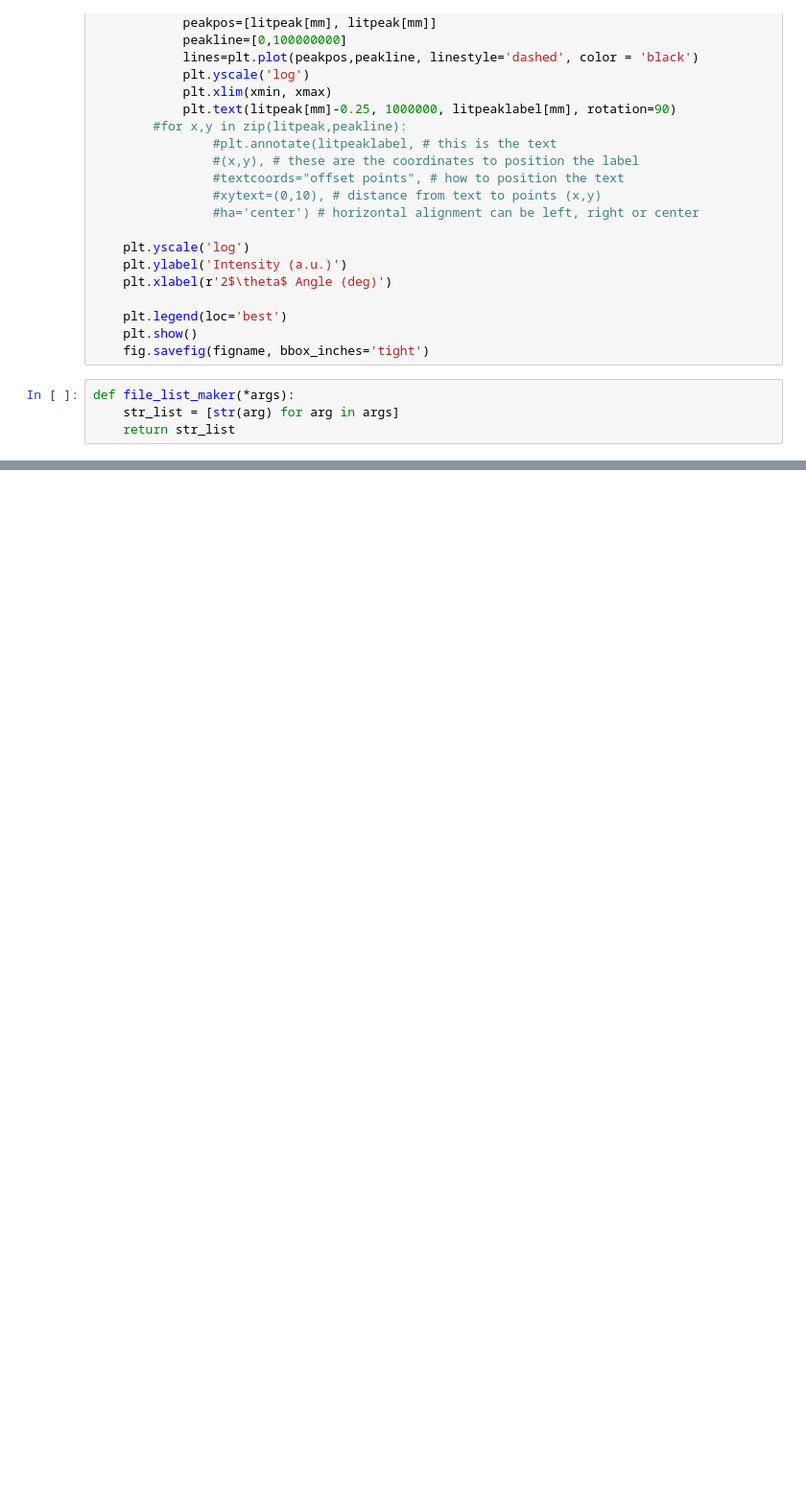
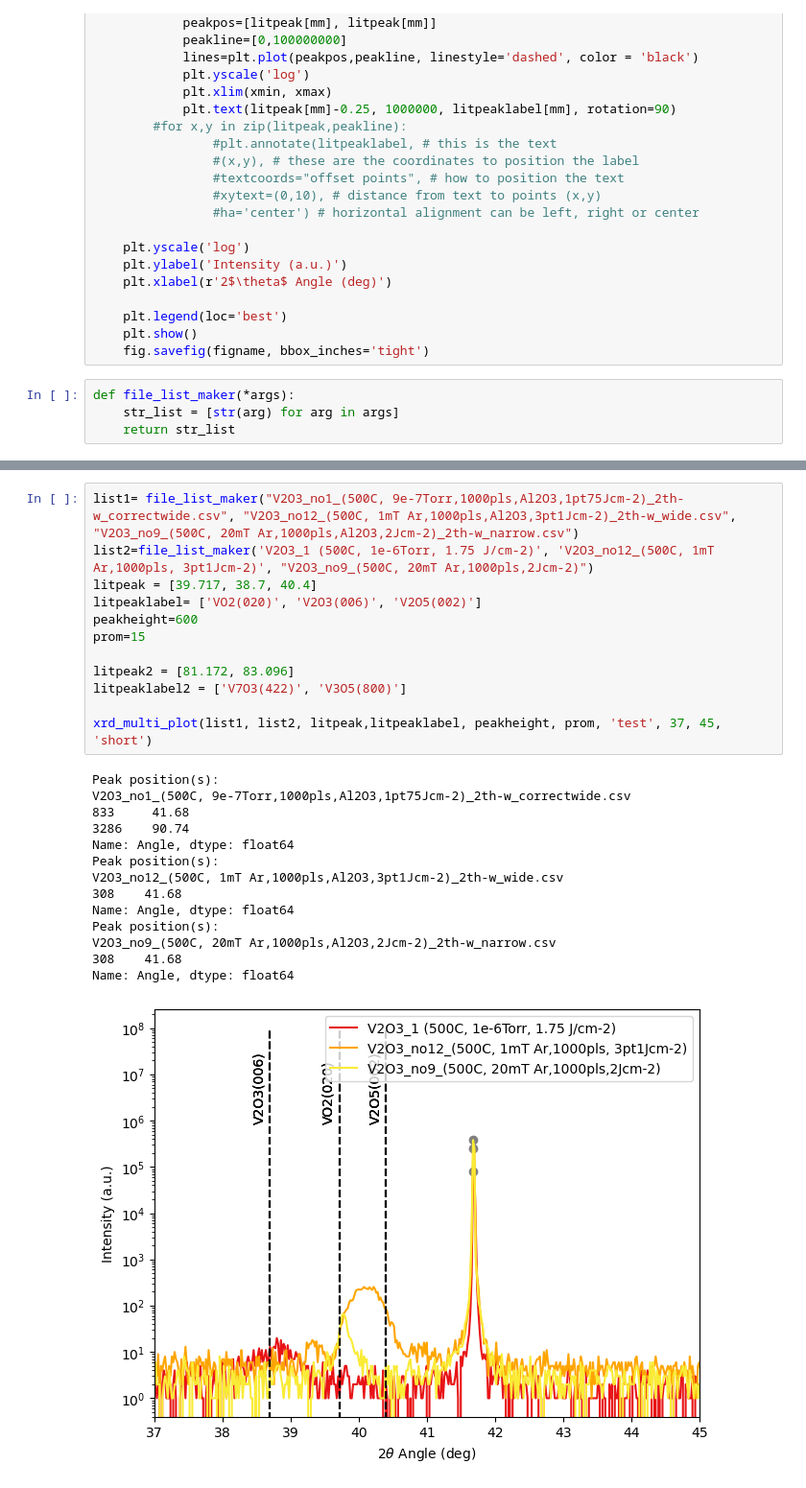
Before and after one commit to erblake/PlottingFunctions, a Jupyter notebook: XRDplotting.ipynb, the cells around one changed output, grey strips where cells are left out. Shown at 96% size. Saved outputs shown, nothing was run; the diff lists cells and outputs as text; blank space fills up the shorter version.

```diff
--- a/XRDplotting.ipynb
+++ b/XRDplotting.ipynb
@@ -325,0 +241,27 @@ Name: Angle, dtype: float64
+# %%
+list1= file_list_maker("V2O3_no1_(500C, 9e-7Torr,1000pls,Al2O3,1pt75Jcm-2)_2th-w_correctwide.csv", "V2O3_no12_(500C, 1mT Ar,1000pls,Al2O3,3pt1Jcm-2)_2th-w_wide.csv", "V2O3_no9_(500C, 20mT Ar,1000pls,Al2O3,2Jcm-2)_2th-w_narrow.csv")
+list2=file_list_maker('V2O3_1 (500C, 1e-6Torr, 1.75 J/cm-2)', 'V2O3_no12_(500C, 1mT Ar,1000pls, 3pt1Jcm-2)', "V2O3_no9_(500C, 20mT Ar,1000pls,2Jcm-2)")
+litpeak = [39.717, 38.7, 40.4]
+litpeaklabel= ['VO2(020)', 'V2O3(006)', 'V2O5(002)']
+peakheight=600
+prom=15
+
+litpeak2 = [81.172, 83.096]
+litpeaklabel2 = ['V7O3(422)', 'V3O5(800)']
+
+xrd_multi_plot(list1, list2, litpeak,litpeaklabel, peakheight, prom, 'test', 37, 45, 'short')
+# %% [output]
+Peak position(s):
+V2O3_no1_(500C, 9e-7Torr,1000pls,Al2O3,1pt75Jcm-2)_2th-w_correctwide.csv
+833     41.68
+3286    90.74
+Name: Angle, dtype: float64
+Peak position(s):
+V2O3_no12_(500C, 1mT Ar,1000pls,Al2O3,3pt1Jcm-2)_2th-w_wide.csv
+308    41.68
+Name: Angle, dtype: float64
+Peak position(s):
+V2O3_no9_(500C, 20mT Ar,1000pls,Al2O3,2Jcm-2)_2th-w_narrow.csv
+308    41.68
+Name: Angle, dtype: float64
+[figure, added]
```
Also changed, not shown: parts of 9 cells of this notebook, 1 other file.
